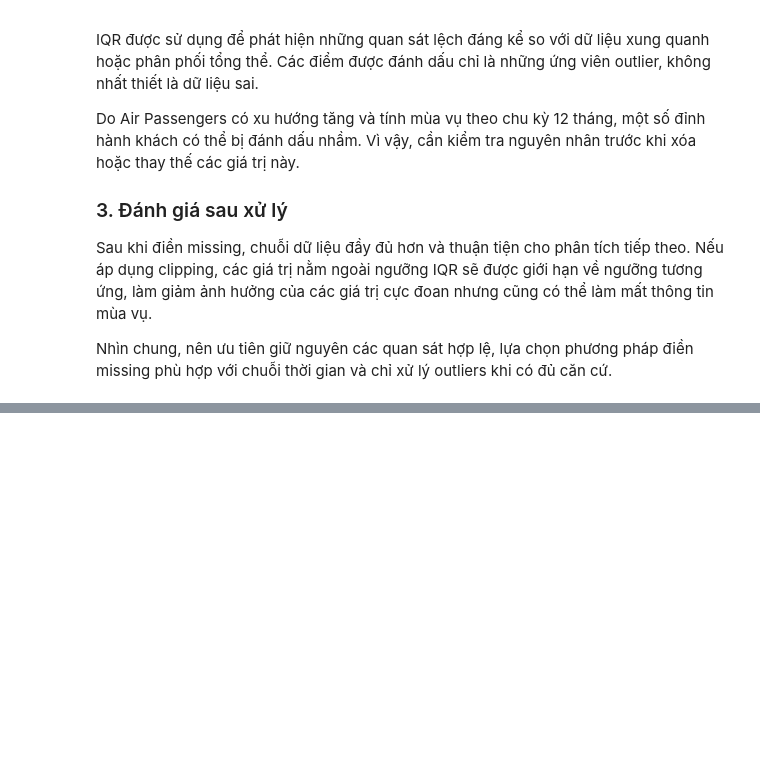
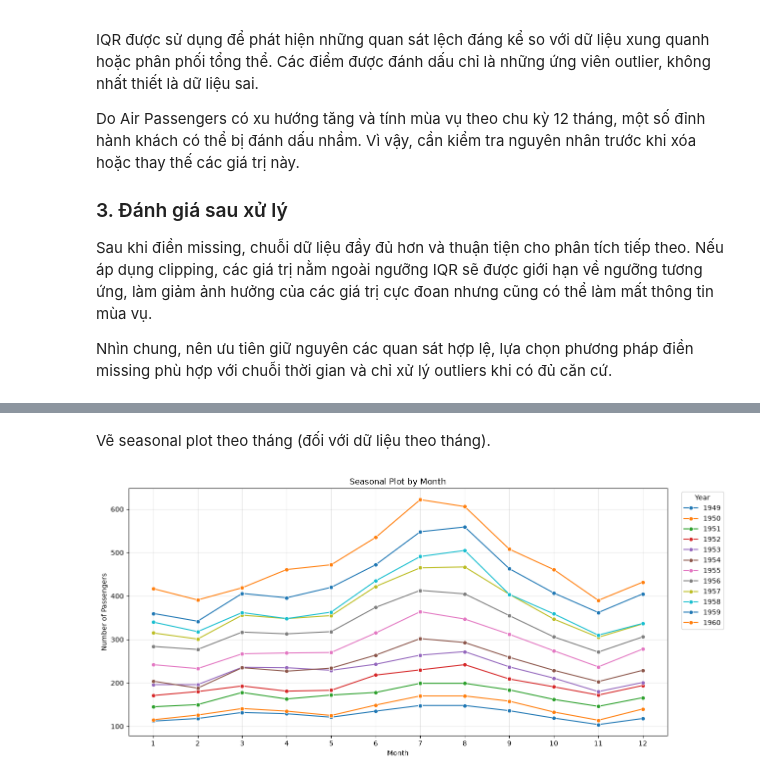
Before and after one commit to Tuvienn/TOTAL_LAB_PRACTICE_FOR_TIME_SERIES, a Jupyter notebook: total_practice/Practice_1/notebooks/practice_1.ipynb, the cells around one changed output, grey strips where cells are left out. Cells and saved outputs as stored; diff of their text form; code cells hidden in the pictures; blank space fills up the shorter version.

```diff
--- a/total_practice/Practice_1/notebooks/practice_1.ipynb
+++ b/total_practice/Practice_1/notebooks/practice_1.ipynb
@@ -810,0 +848,28 @@ Nhìn chung, nên ưu tiên giữ nguyên các quan sát hợp lệ, lựa chọ
+# %% [markdown]
+Vẽ seasonal plot theo tháng (đối với dữ liệu theo tháng).
+# %%
+import seaborn as sn
+df["year"] = df['date'].dt.year
+df["month"] = df['date'].dt.month
+
+plt.figure(figsize=(13, 6))
+
+sn.lineplot(
+    data=df.reset_index(),
+    x="month",
+    y="value",
+    hue="year",
+    marker="o",
+    palette="tab10"
+)
+
+plt.title("Seasonal Plot by Month")
+plt.xlabel("Month")
+plt.ylabel("Number of Passengers")
+plt.xticks(range(1, 13))
+plt.grid(True, alpha=0.3)
+plt.legend(title="Year", bbox_to_anchor=(1.02, 1), loc="upper left")
+plt.tight_layout()
+plt.show()
+# %% [output]
+[figure, added]
```
Also changed, not shown: parts of 5 cells of this notebook.
